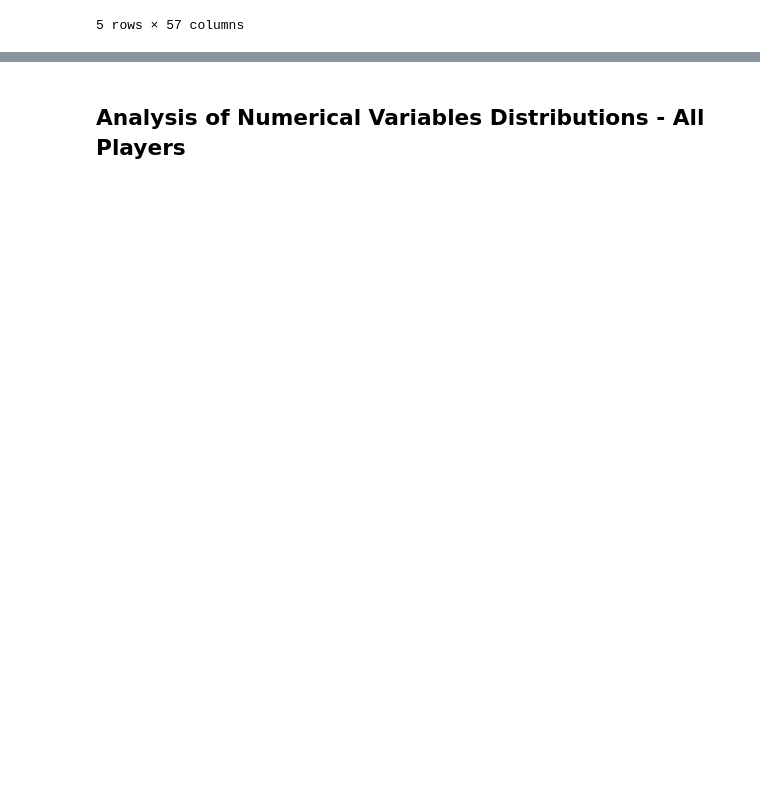
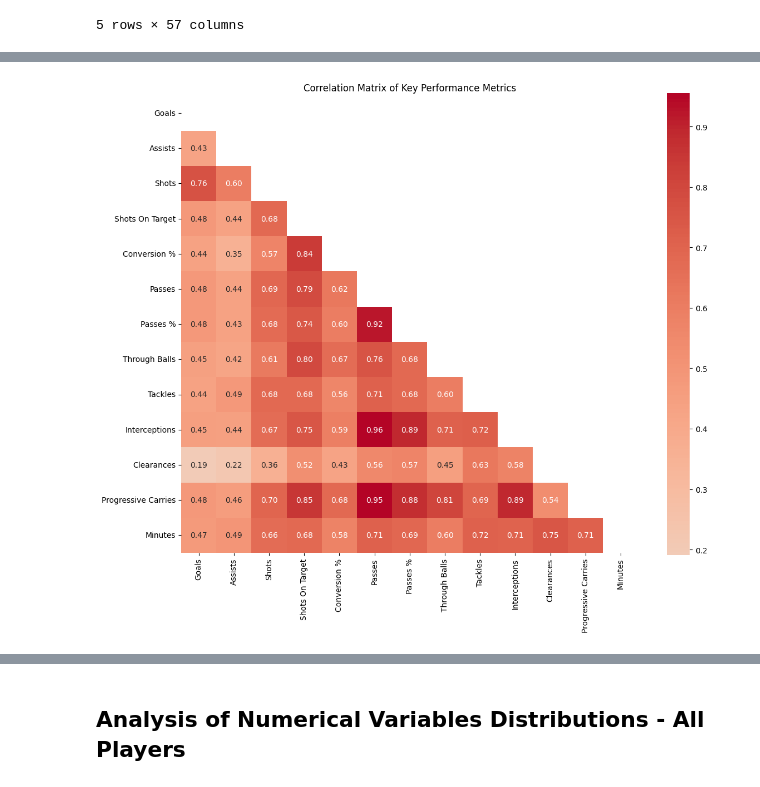
Before and after one commit to josm18/EPL_2024-2025, a Jupyter notebook: notebooks/eda.ipynb, the cells around one changed output, grey strips where cells are left out. Drawn from its saved outputs; the diff is of its cells as text; code cells hidden in the pictures; blank space fills up the shorter version.

```diff
--- a/notebooks/eda.ipynb
+++ b/notebooks/eda.ipynb
@@ -45,0 +262,53 @@ df.describe().T
+# %%
+# Enhanced Correlation Analysis
+
+# Select key metrics for correlation analysis
+key_metrics = [
+    'Goals', 'Assists', 'Shots', 'Shots On Target', 'Conversion %',
+    'Passes', 'Passes %', 'Through Balls',
+    'Tackles', 'Interceptions', 'Clearances',
+    'Progressive Carries', 'Minutes'
+]
+
+# Calculate correlation matrix
+corr_matrix = df[key_metrics].corr(method='spearman')
+
+# Create correlation heatmap with improved styling
+plt.figure(figsize=(12, 10))
+sns.heatmap(
+    corr_matrix,
+    annot=True,
+    cmap='coolwarm',
+    center=0,
+    fmt='.2f',
+    square=True,
+    mask=np.triu(np.ones_like(corr_matrix, dtype=bool))
+)
+plt.title('Correlation Matrix of Key Performance Metrics')
+plt.tight_layout()
+plt.show()
+
+# Create scatter plot for highest correlated offensive metrics
+fig = px.scatter(
+    df,
+    x='Shots On Target',
+    y='Goals',
+    color='Position',
+    size='Minutes',
+    hover_data=['Player Name', 'Club'],
+    title='Goals vs Shots on Target by Position',
+    labels={
+        'Shots On Target': 'Shots on Target',
+        'Goals': 'Goals Scored'
+    }
+)
+
+fig.update_layout(
+    height=600,
+    width=900,
+    plot_bgcolor='white'
+)
+
+fig.show()
+# %% [output]
+[figure, added]
```
Also changed, not shown: parts of 36 cells of this notebook, 11 other files.
